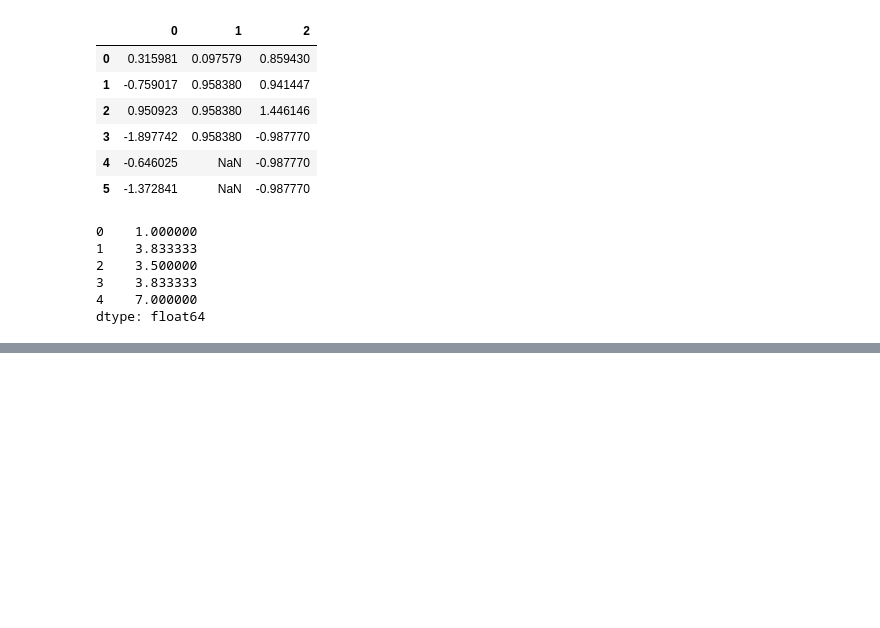
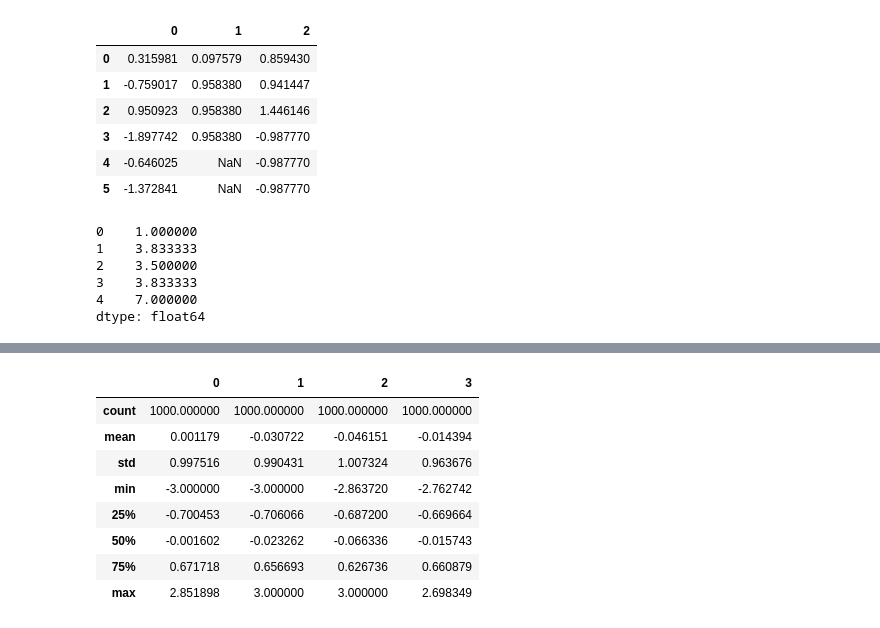
Before and after one commit to neulingTop/Datawale_analysis_8, a Jupyter notebook: task4_data_cleaning_chapter7.ipynb, the cells around one changed output, grey strips where cells are left out. Cells and saved outputs as stored; diff of their text form; code cells hidden in the pictures; blank space fills up the shorter version.

```diff
--- a/task4_data_cleaning_chapter7.ipynb
+++ b/task4_data_cleaning_chapter7.ipynb
@@ -206,0 +472,14 @@ dtype: float64
+# %%
+data[np.abs(data) > 3] = np.sign(data) * 3
+# %%
+data.describe()
+# %% [output]
+|  | 0 | 1 | 2 | 3 |
+| count | 1000.000000 | 1000.000000 | 1000.000000 | 1000.000000 |
+| mean | 0.001179 | -0.030722 | -0.046151 | -0.014394 |
+| std | 0.997516 | 0.990431 | 1.007324 | 0.963676 |
+| min | -3.000000 | -3.000000 | -2.863720 | -2.762742 |
+| 25% | -0.700453 | -0.706066 | -0.687200 | -0.669664 |
+| 50% | -0.001602 | -0.023262 | -0.066336 | -0.015743 |
+| 75% | 0.671718 | 0.656693 | 0.626736 | 0.660879 |
+| max | 2.851898 | 3.000000 | 3.000000 | 2.698349 |
```
Also changed, not shown: parts of 127 cells of this notebook, 22 other files.
